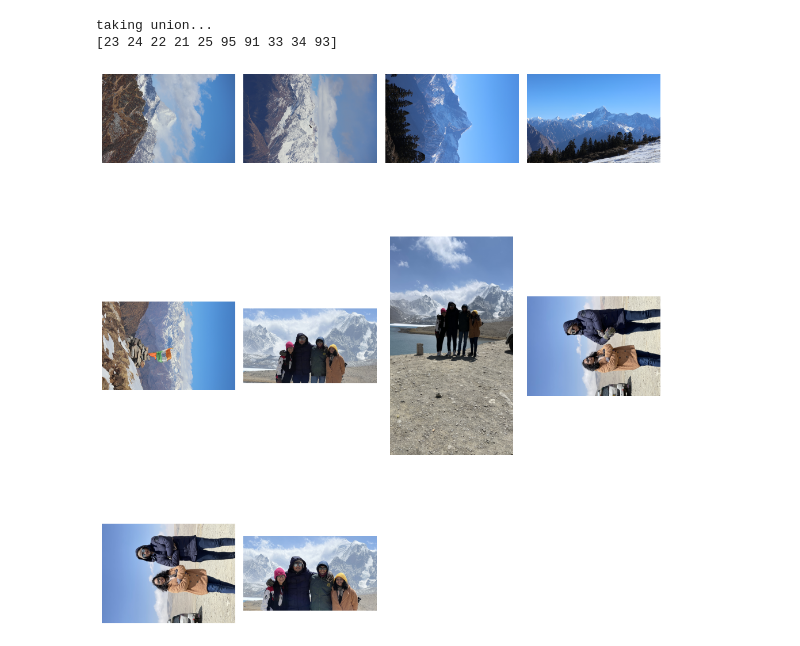
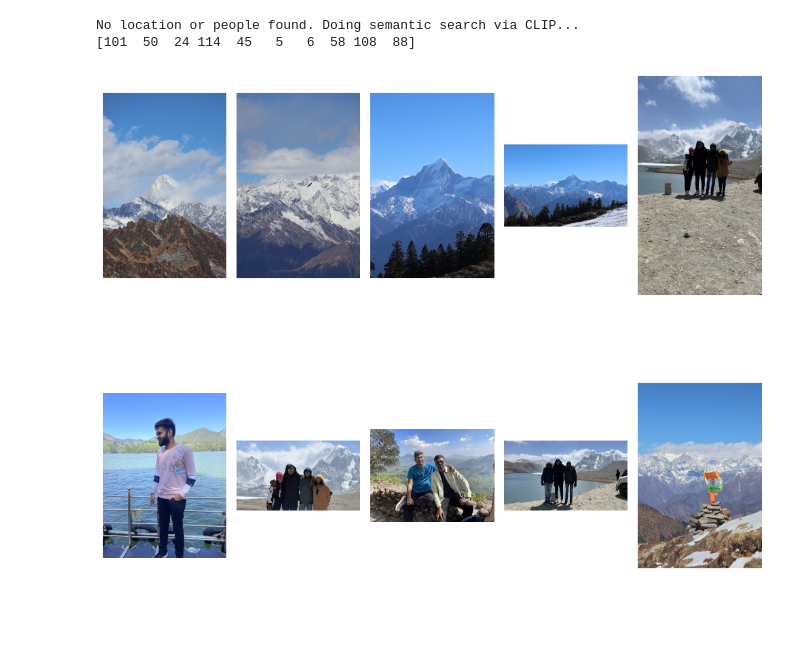
Before and after one commit to aditypatil/image-search, a Jupyter notebook: imgsearch_mark1.ipynb, the cells around one changed output. Cells and saved outputs as stored; diff of their text form; code cells hidden in the pictures; blank space fills up the shorter version.

Commit message:
Fixed GPU to CPU conversion and image orientation

```diff
--- a/imgsearch_mark1.ipynb
+++ b/imgsearch_mark1.ipynb
@@ -22,39 +43,39 @@ people.write_out()
 # %%
 # Retrieval and plot
 
-img_indices = retrieval.__main__(query="snowy mountains")
+img_indices = retrieval.__main__(query="Mountains")
 print(img_indices)
 
 embed_dir = 'embed_store'
 img_path_index = pickle.load(open(os.path.join(embed_dir, 'img_path_index.pkl'), 'rb'))
 
-filtered_images = [img_path_index[idx] for idx in img_indices]
+filtered_images = [img_path_index[idx] for idx in img_indices if idx != -1]
 
-
+# print(filtered_images)
 # display
 num_images = len(filtered_images)
-rows = math.ceil(num_images / 4)
+rows = math.ceil(num_images / 5)
 
-fig, axes = plt.subplots(rows, 4, figsize=(10, 4 * rows))
+fig, axes = plt.subplots(rows, 5, figsize=(10, 5 * rows))
 if rows == 1:
     axes = [axes] # Handle the case where there's only one row
 
 for i, img_path in enumerate(filtered_images):
-    row = i // 4
-    col = i % 4
-    img = plt.imread(img_path)
+    row = i // 5
+    col = i % 5
+    img = utils.get_and_orient_image(img_path)
     axes[row][col].imshow(img)
     axes[row][col].axis('off')
 
 # Hide any unused subplots in the last row
-if num_images % 4 != 0:
-    num_empty = 4 - (num_images % 4)
+if num_images % 5 != 0:
+    num_empty = 5 - (num_images % 5)
     for i in range(num_empty):
         fig.delaxes(axes[-1][-1 - i])
 
 plt.tight_layout()
 plt.show()
 # %% [output]
-taking union...
-[23 24 22 21 25 95 91 33 34 93]
+No location or people found. Doing semantic search via CLIP...
+[101  50  24 114  45   5   6  58 108  88]
-[figure, old version]
+[figure, new version]
```
Also changed, not shown: parts of 3 cells of this notebook, 5 other files.
